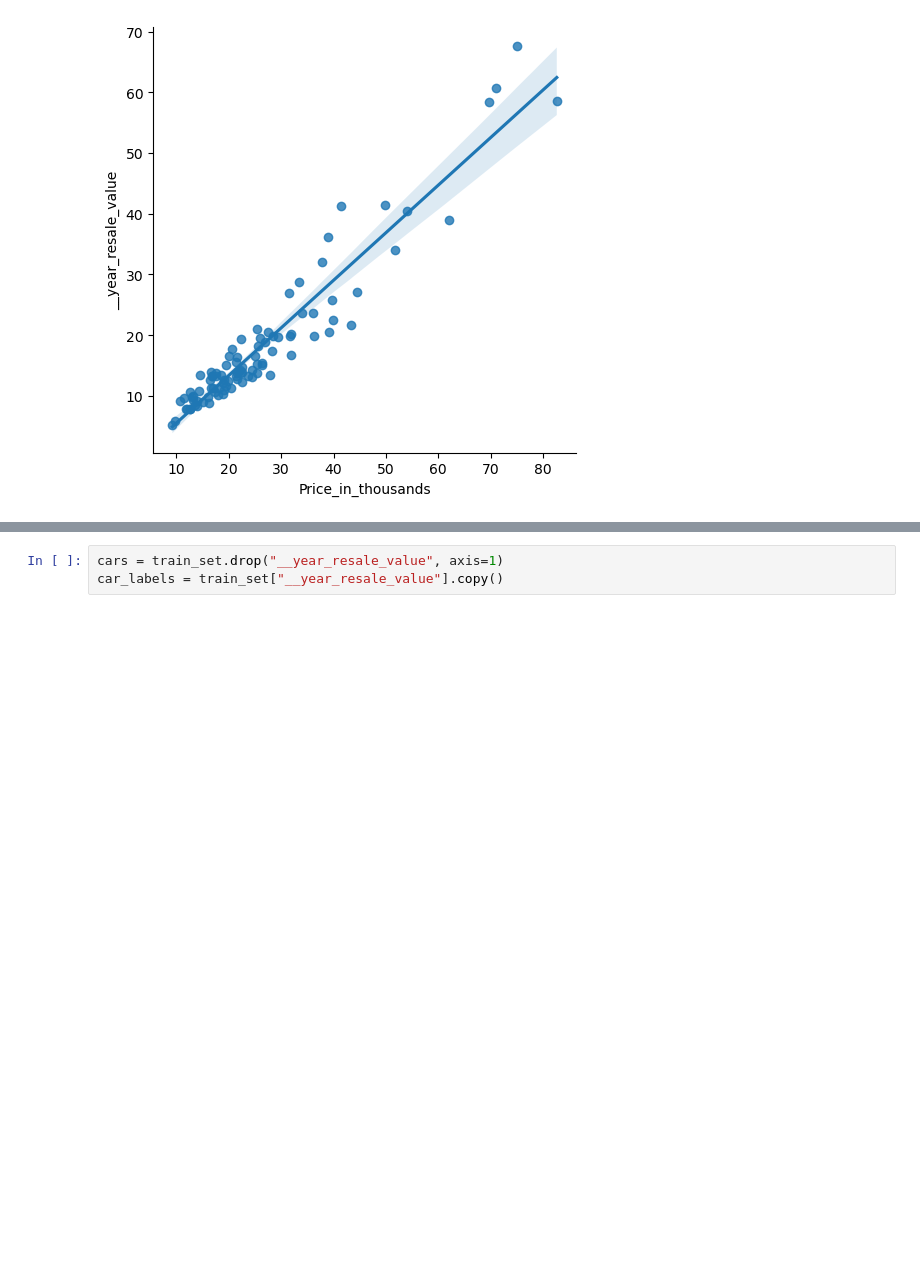
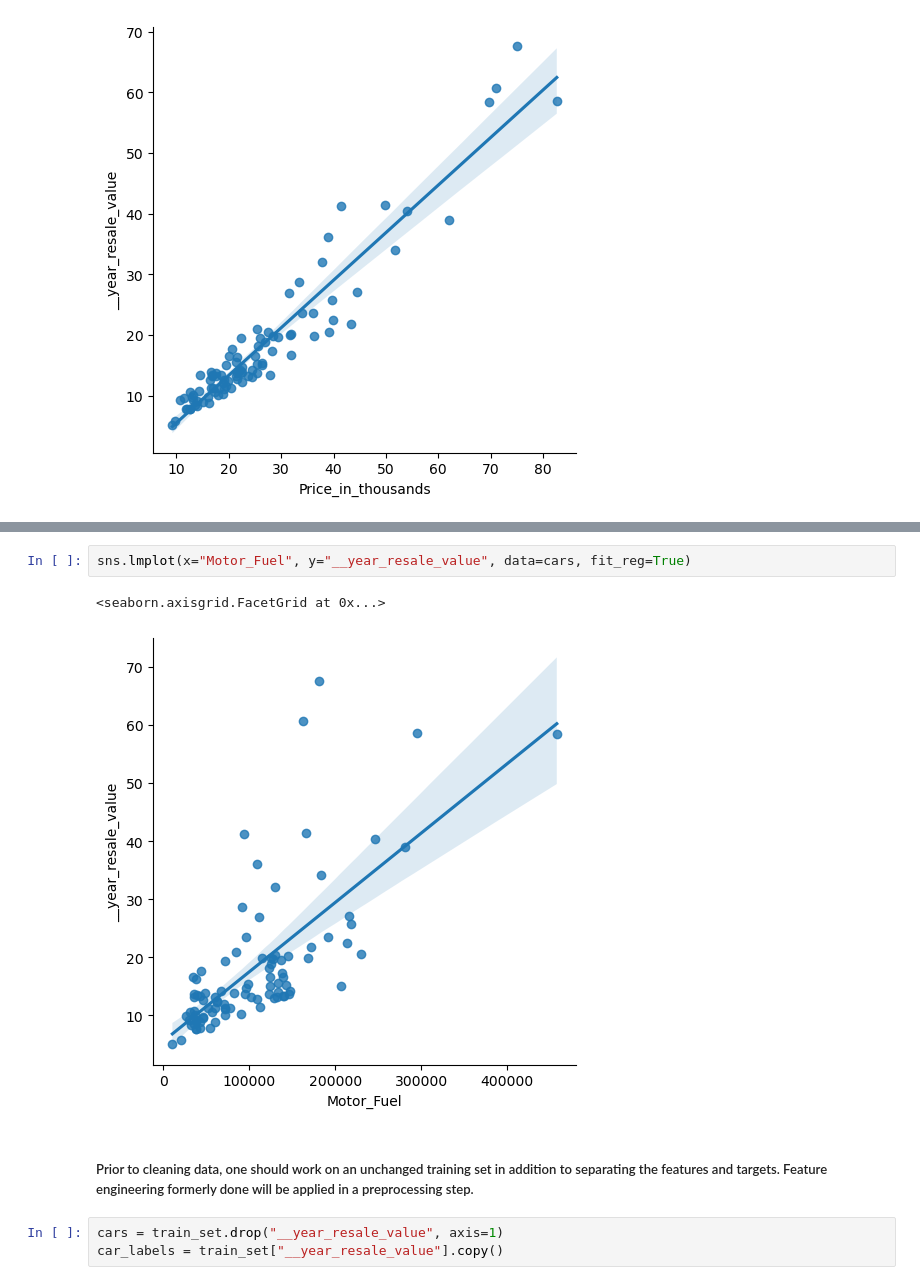
Before and after one commit to JoseAngelMay/ML-Regression-Project-with-Cars-Dataset, a Jupyter notebook: Chapter_2_Proj_cars.ipynb, the cells around one changed output, grey strips where cells are left out. Cells and saved outputs as stored; diff of their text form; blank space fills up the shorter version.

```diff
--- a/Chapter_2_Proj_cars.ipynb
+++ b/Chapter_2_Proj_cars.ipynb
@@ -189,3 +231,10 @@ Name: __year_resale_value, dtype: float64
+# %%
+sns.lmplot(x="Motor_Fuel", y="__year_resale_value", data=cars, fit_reg=True)
+# %% [output]
+<seaborn.axisgrid.FacetGrid at 0x...>
+[figure, added]
+# %% [markdown]
+##### Prior to cleaning data, one should work on an unchanged training set in addition to separating the features and targets. Feature engineering formerly done will be applied in a preprocessing step.
 # %%
 cars = train_set.drop("__year_resale_value", axis=1)
 car_labels = train_set["__year_resale_value"].copy()
```
Also changed, not shown: parts of 70 cells of this notebook.
